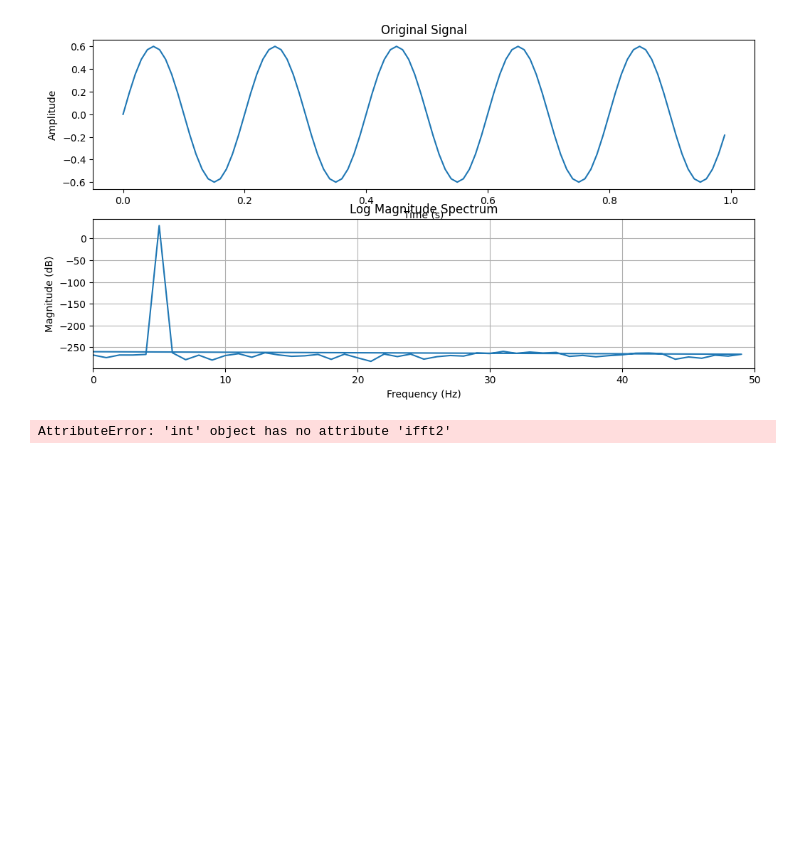
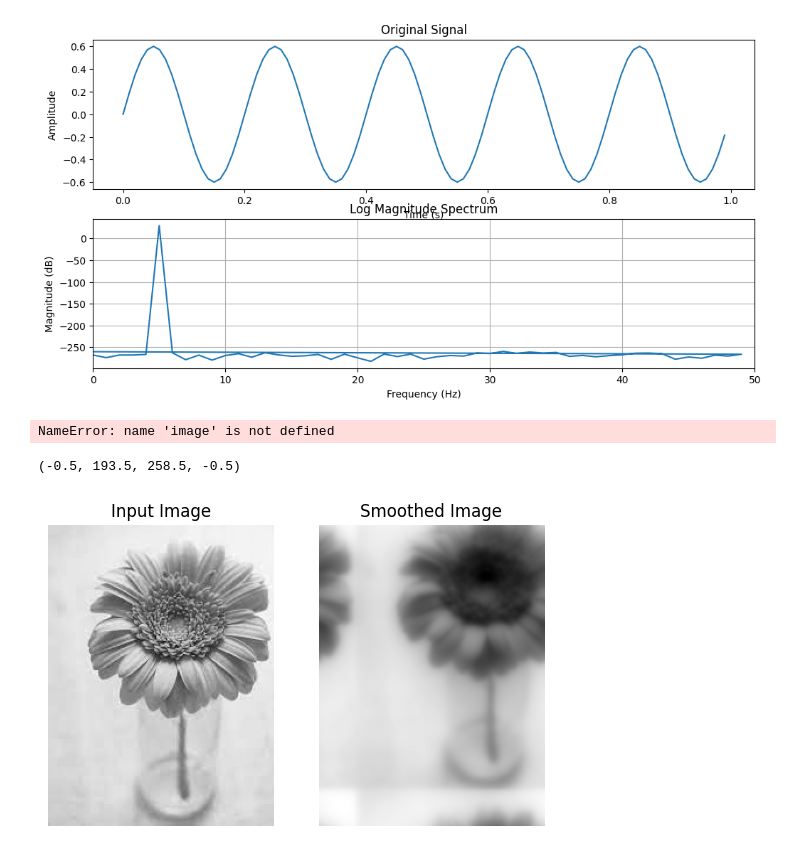
Before and after one commit to ypradhan222/mtech_code, a Jupyter notebook: Image Processing/filters.ipynb, the cells around one changed output. Drawn from its saved outputs; the diff is of its cells as text; code cells hidden in the pictures; blank space fills up the shorter version.

```diff
--- a/Image Processing/filters.ipynb
+++ b/Image Processing/filters.ipynb
@@ -219,7 +219,7 @@ def butterworth_filter(shape, D, n):
     return 1 / (1 + (np.sqrt(x**2 + y**2) / D)**(2*n))
 
 # Create a low-pass Butterworth filter
-D = 0.1  # Cutoff frequency
+D = 1  # Cutoff frequency
 n = 2    # Filter order
 filter_kernel = butterworth_filter(image.shape, D, n)
 # You can use this definition or create a filter directly within the code.
@@ -247,4 +247,61 @@ plt.imshow(sharpened_image, cmap = 'gray')
 plt.title('Filtered Image')
 plt.axis('off')
 # %% [output]
-AttributeError: 'int' object has no attribute 'ifft2'
+NameError: name 'image' is not defined
+# %%
+import numpy as np
+import numpy.fft as n
+import cv2
+import matplotlib.pyplot as plt
+
+def lpfilter(type, M, N, D0, n = None):
+    # Convert type to lowercase
+    type = type.lower()
+    # Use numpy meshgrid to create U and V arrays
+    U, V = np.meshgrid(np.arange(N), np.arange(M))
+
+    # Compute the distances D(U, V)
+    D = np.hypot(U - M/2, V - N/2)
+
+    # Begin filter computations
+    if type == 'ideal':
+        H = np.double(D <= D0)
+    elif type == 'butterworth':
+        if n is None:
+            n = 1
+        H = 1 / (1 + (D / D0)**(2 * n))
+    elif type == 'gaussian':
+        H = np.exp(-(D**2) / (2 * (D0**2)))
+    else:
+        raise ValueError('Unknown filter type.')
+
+    return H
+
+# Load the test image
+f = cv2.imread('/home/dmacs-5/Documents/mtech_2023/Image Processing/media/flower1.jpeg',cv2.IMREAD_GRAYSCALE)
+
+# Get image size
+M, N = f.shape
+
+# Define cutoff frequency and filter type
+D0 = -2
+filter_type = 'butterworth'
+
+# Compute the ideal low-pass filter
+ILPF = lpfilter(filter_type, M, N, D0)
+
+# Apply the filter to the image
+filtered_image = n.ifftshift(n.ifft2(n.fft2(f) * n.fft2(ILPF)))
+
+plt.subplot(121)
+plt.imshow(f, cmap = 'gray')
+plt.title('Input Image')
+plt.axis('off')
+
+plt.subplot(122)
+plt.imshow(np.abs(filtered_image), cmap = 'gray')
+plt.title('Smoothed Image')
+plt.axis('off')
+# %% [output]
+(-0.5, 193.5, 258.5, -0.5)
+[figure, added]
```
Also changed, not shown: parts of 1 cell of this notebook, 41 other files.
